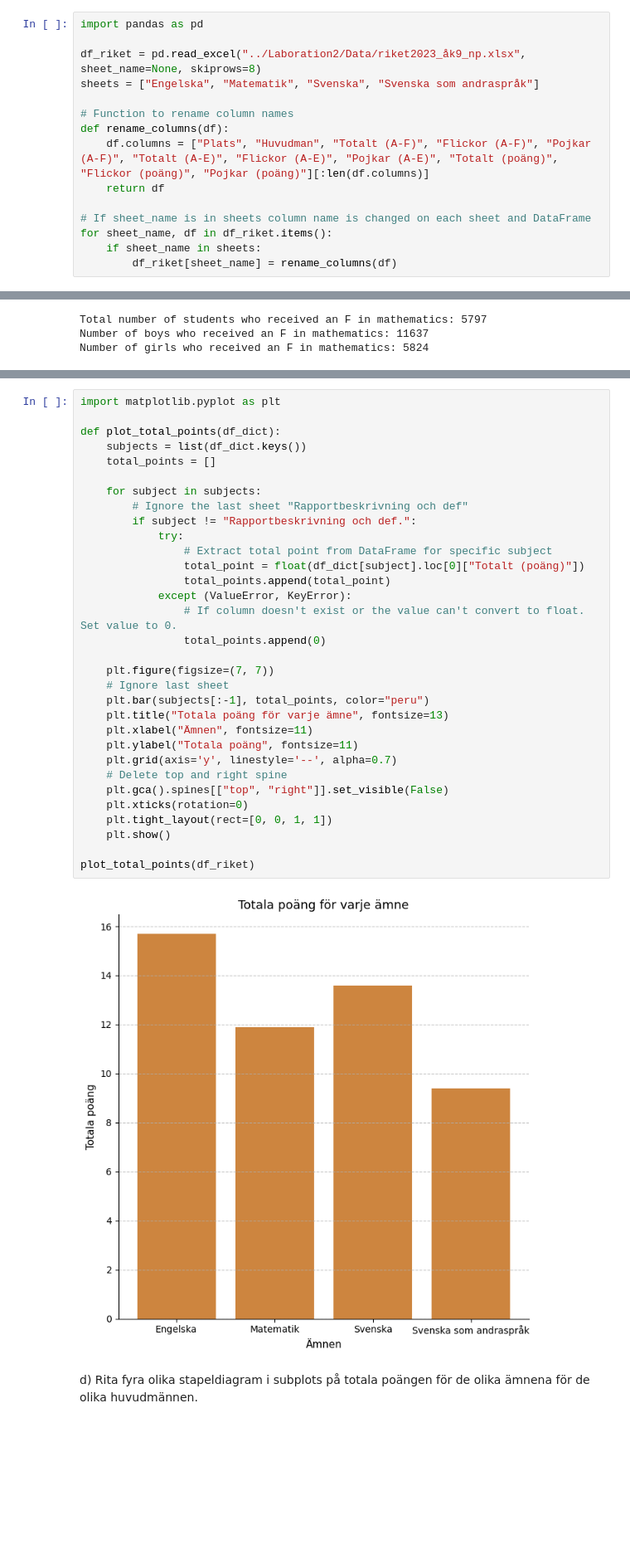
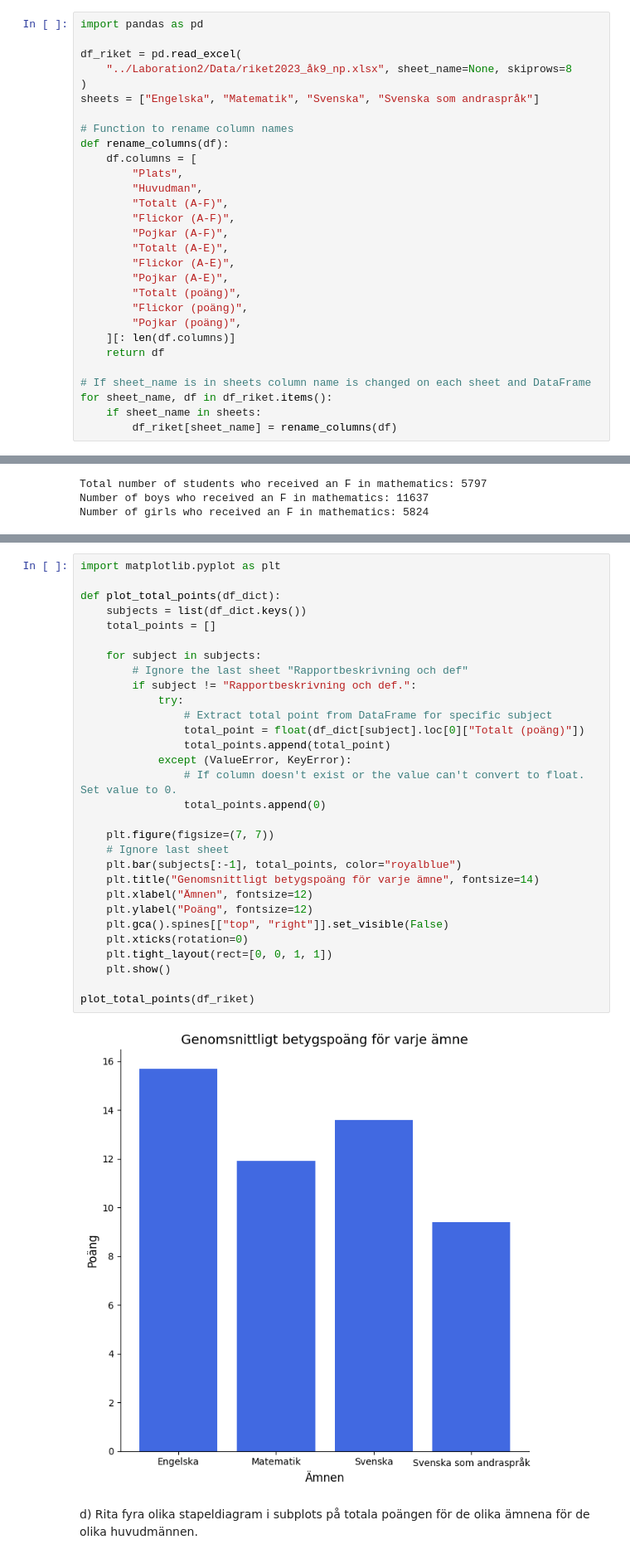
Before and after one commit to LouiseLuoto/Python-Louise-Luoto-OPA23, a Jupyter notebook: Laboration2/code.ipynb, the cells around one changed output, grey strips where cells are left out. Shown: that part at 83% size. Cells and saved outputs as stored; diff of their text form; blank space fills up the shorter version.

Commit message:
documentation, comments and change in plot

```diff
--- a/Laboration2/code.ipynb
+++ b/Laboration2/code.ipynb
@@ -5,12 +5,26 @@ respektive dataframe så du får något liknande som nedan.
 # %%
 import pandas as pd
 
-df_riket = pd.read_excel("../Laboration2/Data/riket2023_åk9_np.xlsx", sheet_name=None, skiprows=8)
+df_riket = pd.read_excel(
+    "../Laboration2/Data/riket2023_åk9_np.xlsx", sheet_name=None, skiprows=8
+)
 sheets = ["Engelska", "Matematik", "Svenska", "Svenska som andraspråk"]
 
 # Function to rename column names
 def rename_columns(df):
-    df.columns = ["Plats", "Huvudman", "Totalt (A-F)", "Flickor (A-F)", "Pojkar (A-F)", "Totalt (A-E)", "Flickor (A-E)", "Pojkar (A-E)", "Totalt (poäng)", "Flickor (poäng)", "Pojkar (poäng)"][:len(df.columns)]
+    df.columns = [
+        "Plats",
+        "Huvudman",
+        "Totalt (A-F)",
+        "Flickor (A-F)",
+        "Pojkar (A-F)",
+        "Totalt (A-E)",
+        "Flickor (A-E)",
+        "Pojkar (A-E)",
+        "Totalt (poäng)",
+        "Flickor (poäng)",
+        "Pojkar (poäng)",
+    ][: len(df.columns)]
     return df
 
 # If sheet_name is in sheets column name is changed on each sheet and DataFrame
@@ -55,37 +71,35 @@ c) Rita ett stapeldiagram på totala poängen för de olika ämnena.
 # %%
 import matplotlib.pyplot as plt
 
 def plot_total_points(df_dict):
     subjects = list(df_dict.keys())
     total_points = []
 
     for subject in subjects:
         # Ignore the last sheet "Rapportbeskrivning och def"
         if subject != "Rapportbeskrivning och def.":
             try:
                 # Extract total point from DataFrame for specific subject
                 total_point = float(df_dict[subject].loc[0]["Totalt (poäng)"])
                 total_points.append(total_point)
             except (ValueError, KeyError):
                 # If column doesn't exist or the value can't convert to float. Set value to 0.
                 total_points.append(0)
 
     plt.figure(figsize=(7, 7))
     # Ignore last sheet
-    plt.bar(subjects[:-1], total_points, color="peru")
-    plt.title("Totala poäng för varje ämne", fontsize=13)
-    plt.xlabel("Ämnen", fontsize=11)
-    plt.ylabel("Totala poäng", fontsize=11)
-    plt.grid(axis='y', linestyle='--', alpha=0.7)
-    # Delete top and right spine
+    plt.bar(subjects[:-1], total_points, color="royalblue")
+    plt.title("Genomsnittligt betygspoäng för varje ämne", fontsize=14)
+    plt.xlabel("Ämnen", fontsize=12)
+    plt.ylabel("Poäng", fontsize=12)
     plt.gca().spines[["top", "right"]].set_visible(False)
     plt.xticks(rotation=0)
     plt.tight_layout(rect=[0, 0, 1, 1])
     plt.show()
 
 plot_total_points(df_riket)
 # %% [output]
-[figure, old version]
+[figure, new version]
 # %% [markdown]
 d) Rita fyra olika stapeldiagram i subplots på totala poängen för de olika ämnena för de olika huvudmännen.
 # %%
```
Also changed, not shown: parts of 2 cells of this notebook.
